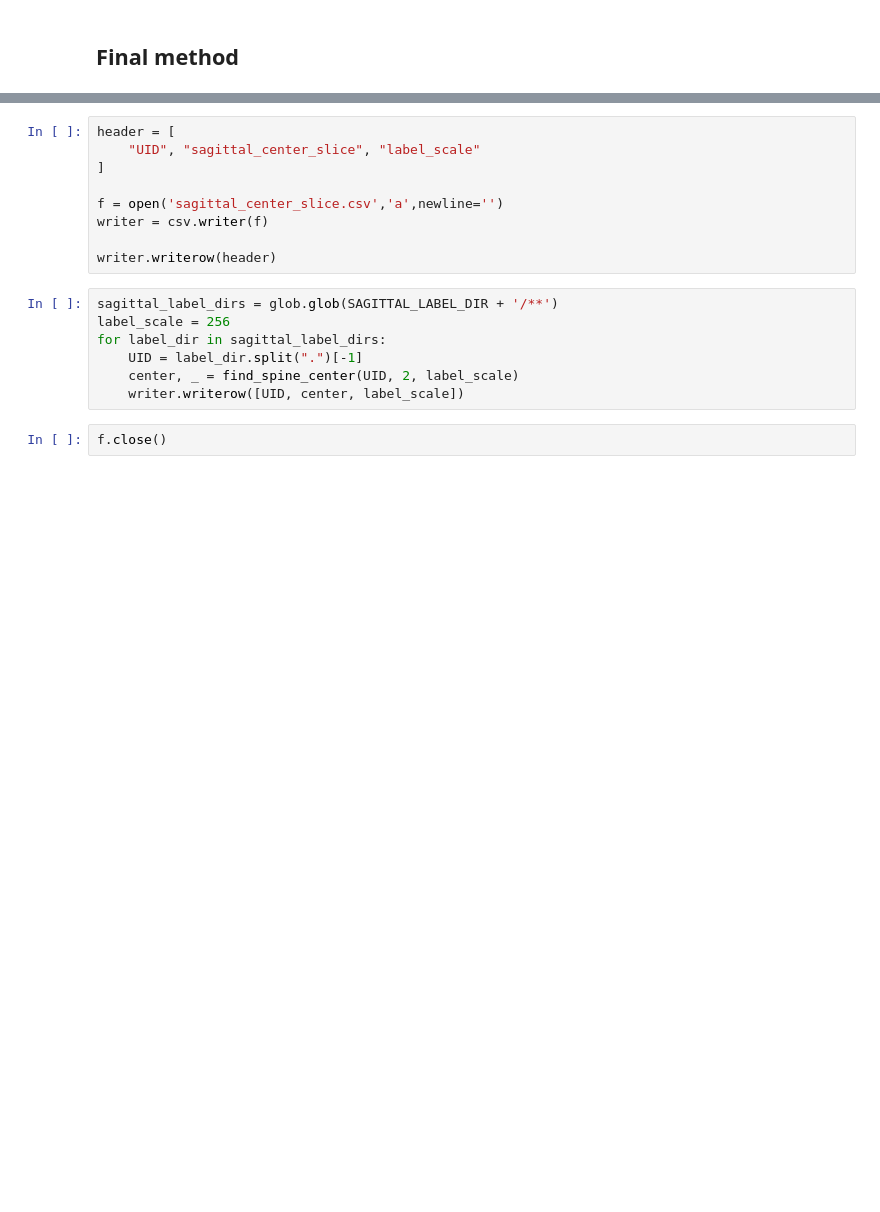
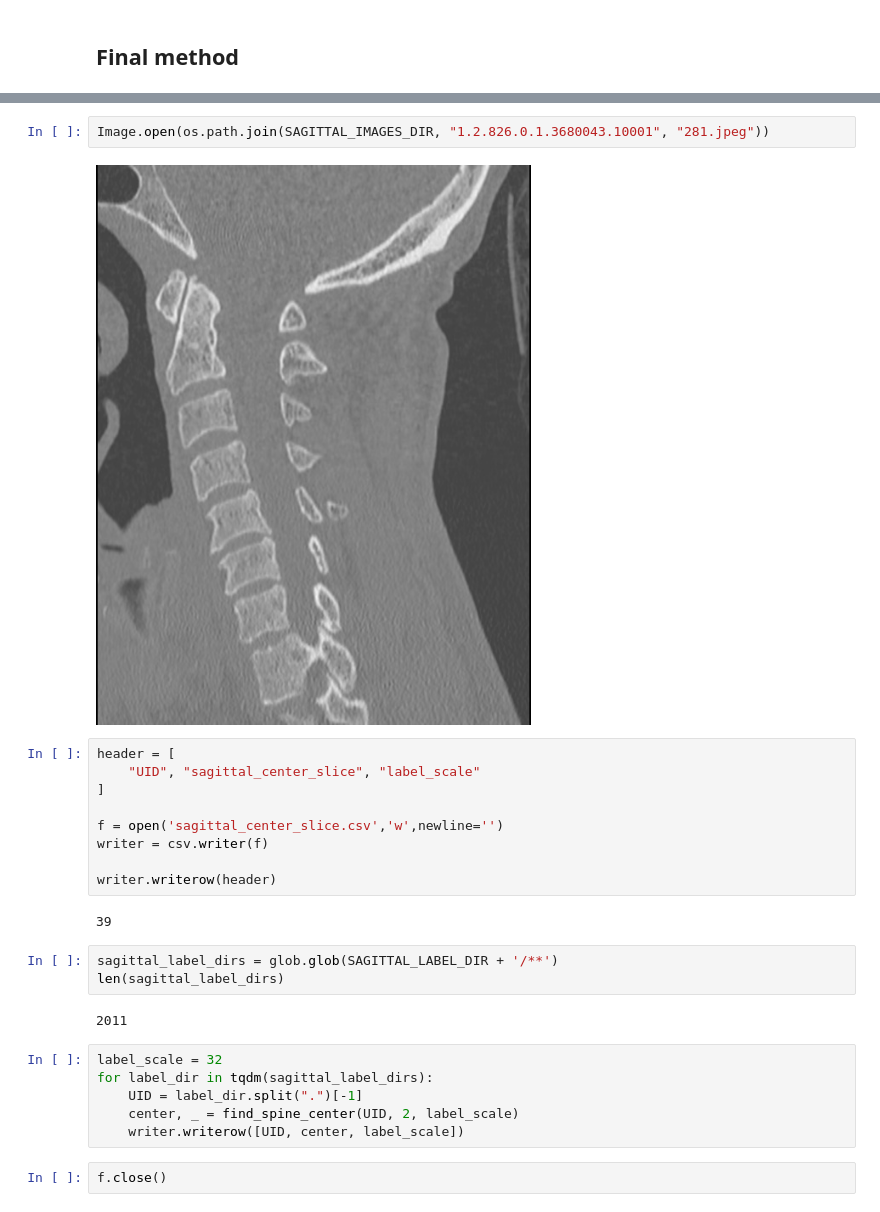
Before and after one commit to ghty011/cervical_spine, a Jupyter notebook: generate/generate_cervical_sagittal_center.ipynb, the cells around one changed output, grey strips where cells are left out. Drawn from its saved outputs; the diff is of its cells as text; blank space fills up the shorter version.

```diff
--- a/generate/generate_cervical_sagittal_center.ipynb
+++ b/generate/generate_cervical_sagittal_center.ipynb
@@ -71,16 +75,26 @@ plt.imshow(img, cmap='bone')
+# %%
+Image.open(os.path.join(SAGITTAL_IMAGES_DIR, "1.2.826.0.1.3680043.10001", "281.jpeg"))
+# %% [output]
+[figure, added]
 # %%
 header = [
     "UID", "sagittal_center_slice", "label_scale"
 ]
 
-f = open('sagittal_center_slice.csv','a',newline='')
+f = open('sagittal_center_slice.csv','w',newline='')
 writer = csv.writer(f)
 
 writer.writerow(header)
+# %% [output]
+39
+# %%
+sagittal_label_dirs = glob.glob(SAGITTAL_LABEL_DIR + '/**')
+len(sagittal_label_dirs)
+# %% [output]
+2011
 # %%
-sagittal_label_dirs = glob.glob(SAGITTAL_LABEL_DIR + '/**')
-label_scale = 256
-for label_dir in sagittal_label_dirs:
+label_scale = 32
+for label_dir in tqdm(sagittal_label_dirs):
     UID = label_dir.split(".")[-1]
     center, _ = find_spine_center(UID, 2, label_scale)
     writer.writerow([UID, center, label_scale])
```
Also changed, not shown: parts of 3 cells of this notebook, 1 other file.
